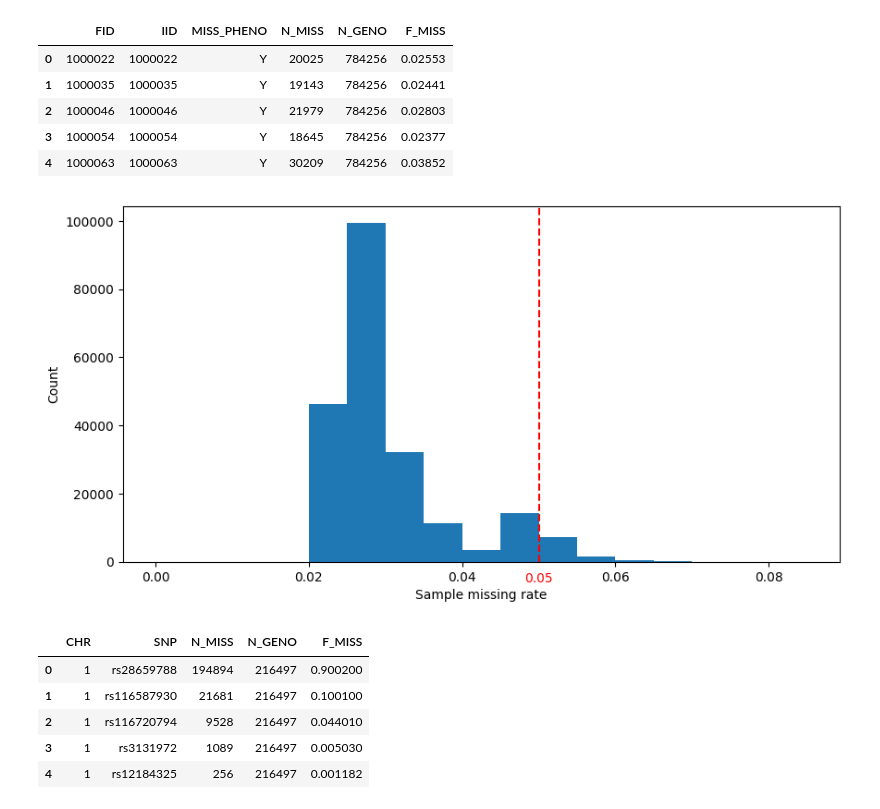
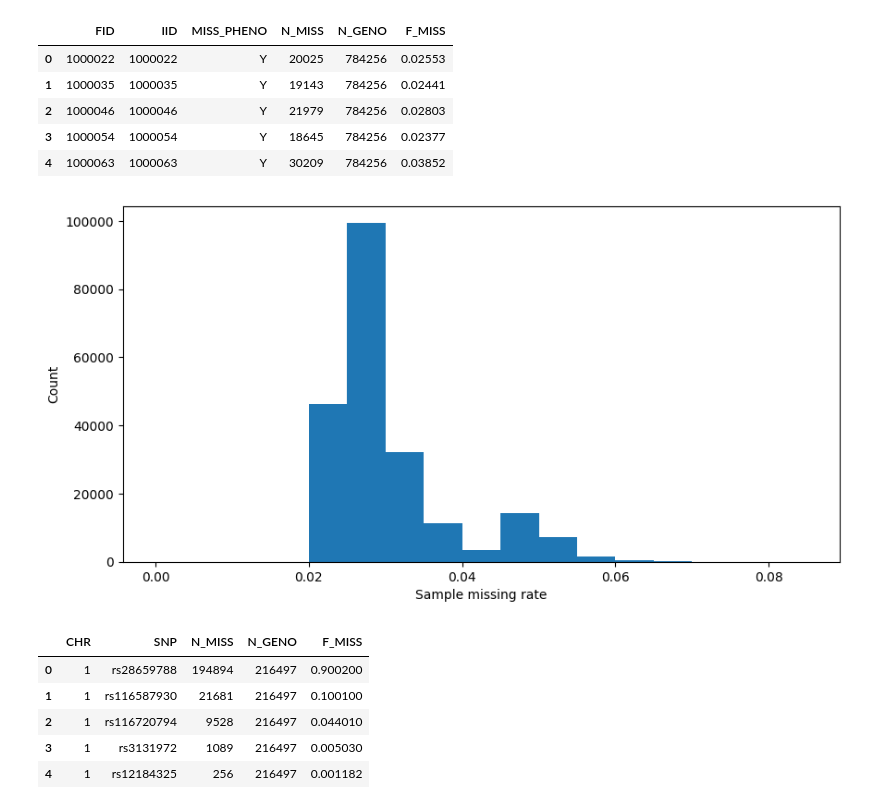
Before and after one commit to Leslie-Lu/WGS_GWAS_and_MR, a Jupyter notebook: src/wgs_gwas_and_mr/p008_genotype_data_qc.ipynb, the cells around one changed output. Drawn from its saved outputs; the diff is of its cells as text; code cells hidden in the pictures.

```diff
--- a/src/wgs_gwas_and_mr/p008_genotype_data_qc.ipynb
+++ b/src/wgs_gwas_and_mr/p008_genotype_data_qc.ipynb
@@ -30,19 +30,19 @@ imiss.head()
 # %%
 fig, ax = plt.subplots(figsize=(10,5))
 bins = np.arange(0, imiss["F_MISS"].max() + 0.005, 0.005)
 ax.hist(imiss["F_MISS"], bins=bins)
 ax.set_xlabel("Sample missing rate")
 ax.set_ylabel("Count")
 
-cutoff = 0.05
-ax.axvline(cutoff,c="red",linestyle="dashed")
-ax.annotate('0.05', xy=(cutoff, 0), xycoords=('data', 'axes fraction'),
-            xytext=(0, -8), textcoords='offset points', color='red',
-            ha='center', va='top')
+# cutoff = 0.05
+# ax.axvline(cutoff,c="red",linestyle="dashed")
+# ax.annotate('0.05', xy=(cutoff, 0), xycoords=('data', 'axes fraction'),
+#             xytext=(0, -8), textcoords='offset points', color='red',
+#             ha='center', va='top')
 fig.savefig(fig_path + "SF_001_sample_missing_rate.png", dpi=600)
 plt.show()
 # %% [output]
-[figure, old version]
+[figure, new version]
 # %%
 lmiss = pd.read_csv(output_path + "plink_results_missing_rate.lmiss",sep= r"\s+")
 lmiss.head()
```
Also changed, not shown: parts of 4 cells of this notebook, 17 other files.
